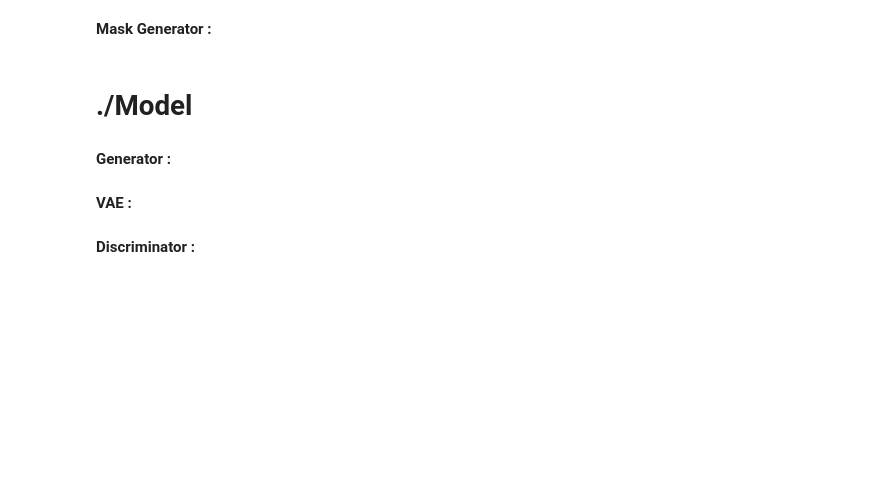
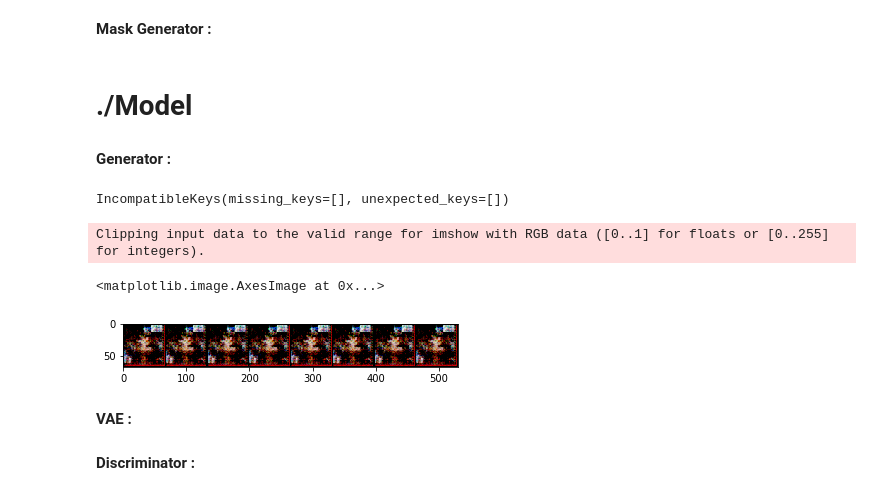
Before and after one commit to shahineb/gan-sandbox, a Jupyter notebook: bin/dashboard.ipynb, the cells around one changed output. Saved outputs shown, nothing was run; the diff lists cells and outputs as text; code cells hidden in the pictures; blank space fills up the shorter version.

```diff
--- a/bin/dashboard.ipynb
+++ b/bin/dashboard.ipynb
@@ -53,11 +53,30 @@ config.update_kwargs(masks=masks_kwargs)
 # %% [markdown]
 __Generator :__
 # %%
-kwargs = [{'kernel_size': 4, 'bn': False}] + 4 * [{'kernel_size': 4, 'bn': False}] + [{'kernel_size': 4, 'bn': False}]
+kwargs = [{'kernel_size': 4, 'bn': False, 'relu': False}] + \
+          4 * [{'kernel_size': 4, 'bn': True}] + \
+          [{'kernel_size': 4, 'bn': False, 'relu': False}]
+
 generator = Generator(latent_size=(256, 1, 1),
                       nb_filters=[512, 256, 128, 128, 64, 3],
                       conv_kwargs=kwargs)
 config.set_model(generator)
+# %%
+chkpt = torch.load("sandbox_gans/chkpt/chkpt_018.pth", map_location=torch.device('cuda:1'))
+generator.load_state_dict(chkpt['state_dict'])
+# %% [output]
+IncompatibleKeys(missing_keys=[], unexpected_keys=[])
+# %%
+from torchvision.utils import make_grid
+z = torch.randn((8, 256, 1, 1))
+
+output = generator(z)
+grid = make_grid(output)
+plt.imshow(grid.permute(1, 2, 0).cpu().detach().numpy())
+# %% [output]
+Clipping input data to the valid range for imshow with RGB data ([0..1] for floats or [0..255] for integers).
+<matplotlib.image.AxesImage at 0x...>
+[figure, added]
 # %% [markdown]
 __VAE :__
 # %%
```
Also changed, not shown: parts of 2 cells of this notebook, 2 other files.
